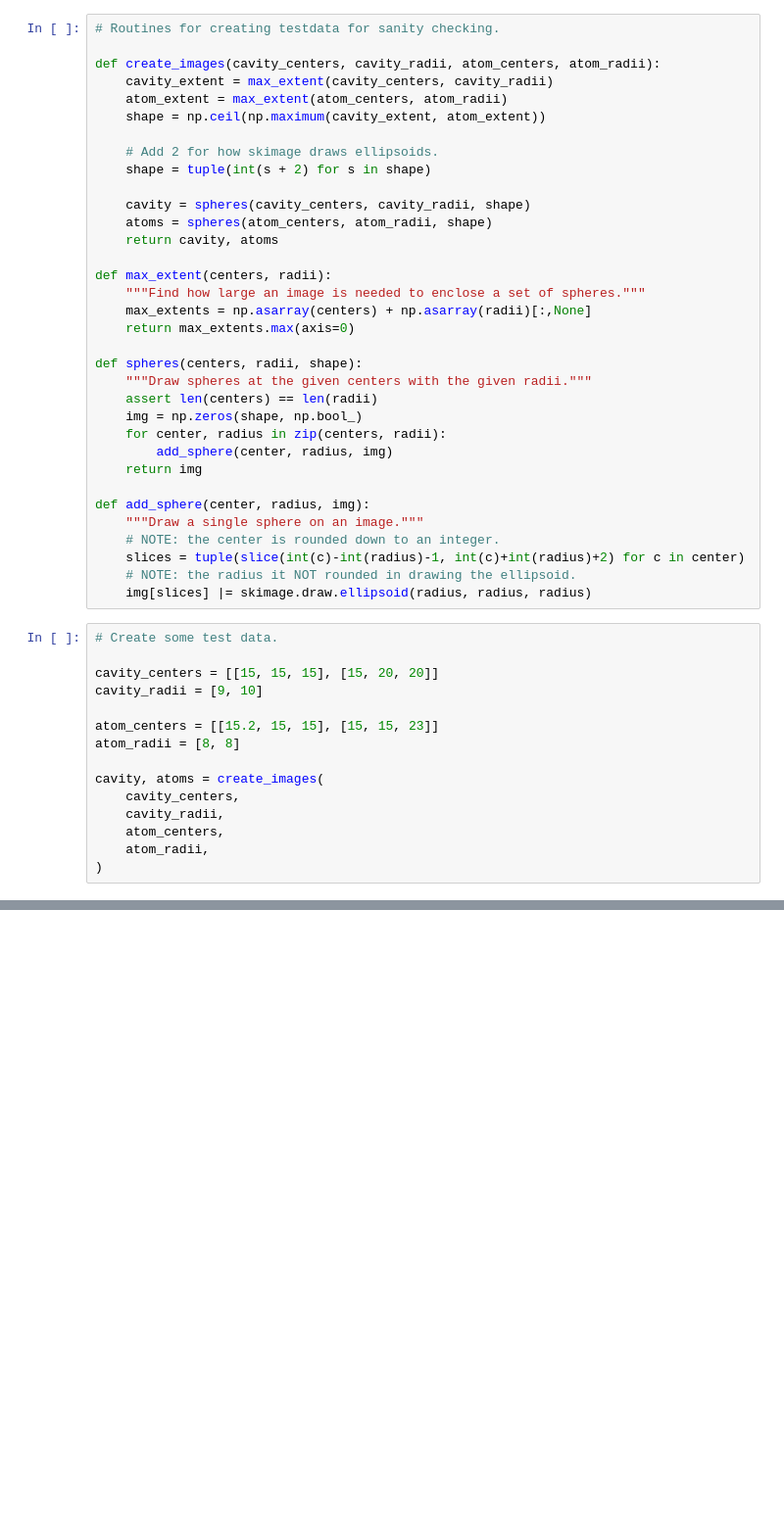
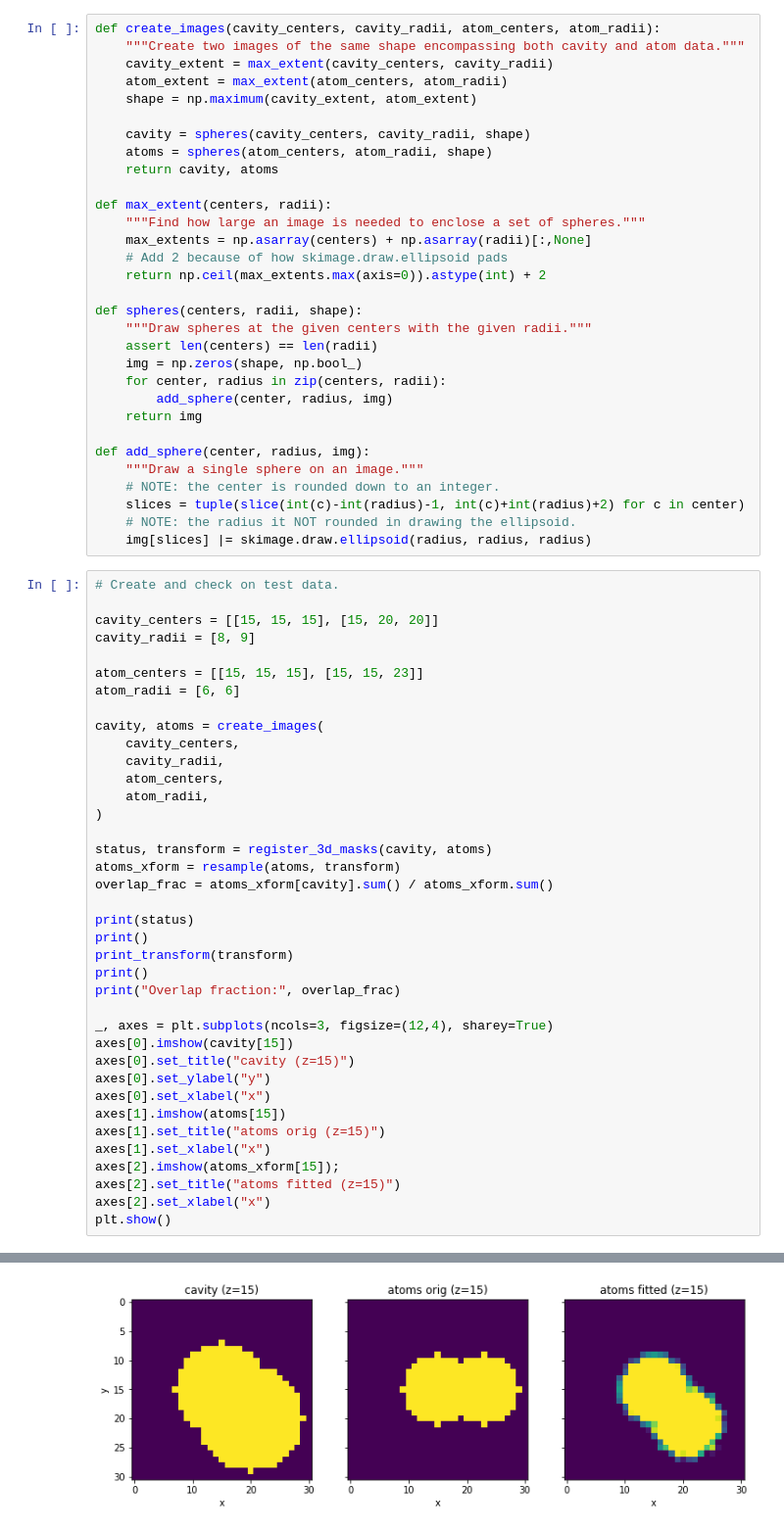
Before and after one commit to chrisroat/cavity-search, a Jupyter notebook: cavity_search.ipynb, the cells around one changed output, grey strips where cells are left out. Shown: that part at 98% size. Saved outputs shown, nothing was run; the diff lists cells and outputs as text; blank space fills up the shorter version.

```diff
--- a/cavity_search.ipynb
+++ b/cavity_search.ipynb
@@ -78,15 +94,11 @@ def print_transform(transform):
     rotation = Rotation.from_quat(versor).as_euler('zyx', degrees=True)
     print('rotation (z,y,x degrees)', rotation)
 # %%
-# Routines for creating testdata for sanity checking.
-
 def create_images(cavity_centers, cavity_radii, atom_centers, atom_radii):
+    """Create two images of the same shape encompassing both cavity and atom data."""
     cavity_extent = max_extent(cavity_centers, cavity_radii)
     atom_extent = max_extent(atom_centers, atom_radii)
-    shape = np.ceil(np.maximum(cavity_extent, atom_extent))
-
-    # Add 2 for how skimage draws ellipsoids.
-    shape = tuple(int(s + 2) for s in shape)
+    shape = np.maximum(cavity_extent, atom_extent)
 
     cavity = spheres(cavity_centers, cavity_radii, shape)
     atoms = spheres(atom_centers, atom_radii, shape)
@@ -95,7 +107,8 @@ def create_images(cavity_centers, cavity_radii, atom_centers, atom_radii):
 def max_extent(centers, radii):
     """Find how large an image is needed to enclose a set of spheres."""
     max_extents = np.asarray(centers) + np.asarray(radii)[:,None]
-    return max_extents.max(axis=0)
+    # Add 2 because of how skimage.draw.ellipsoid pads
+    return np.ceil(max_extents.max(axis=0)).astype(int) + 2
 
 def spheres(centers, radii, shape):
     """Draw spheres at the given centers with the given radii."""
@@ -112,13 +125,13 @@ def add_sphere(center, radius, img):
     # NOTE: the radius it NOT rounded in drawing the ellipsoid.
     img[slices] |= skimage.draw.ellipsoid(radius, radius, radius)
 # %%
-# Create some test data.
+# Create and check on test data.
 
 cavity_centers = [[15, 15, 15], [15, 20, 20]]
-cavity_radii = [9, 10]
+cavity_radii = [8, 9]
 
-atom_centers = [[15.2, 15, 15], [15, 15, 23]]
-atom_radii = [8, 8]
+atom_centers = [[15, 15, 15], [15, 15, 23]]
+atom_radii = [6, 6]
 
 cavity, atoms = create_images(
     cavity_centers,
@@ -126,3 +139,27 @@ cavity, atoms = create_images(
     atom_centers,
     atom_radii,
 )
+
+status, transform = register_3d_masks(cavity, atoms)
+atoms_xform = resample(atoms, transform)
+overlap_frac = atoms_xform[cavity].sum() / atoms_xform.sum()
+
+print(status)
+print()
+print_transform(transform)
+print()
+print("Overlap fraction:", overlap_frac)
+
+_, axes = plt.subplots(ncols=3, figsize=(12,4), sharey=True)
+axes[0].imshow(cavity[15])
+axes[0].set_title("cavity (z=15)")
+axes[0].set_ylabel("y")
+axes[0].set_xlabel("x")
+axes[1].imshow(atoms[15])
+axes[1].set_title("atoms orig (z=15)")
+axes[1].set_xlabel("x")
+axes[2].imshow(atoms_xform[15]);
+axes[2].set_title("atoms fitted (z=15)")
+axes[2].set_xlabel("x")
+plt.show()
+# %% [output]
@@ -128,0 +172 @@ cavity, atoms = create_images(
+[figure, added]
```
Also changed, not shown: parts of 6 cells of this notebook, 3 other files.
